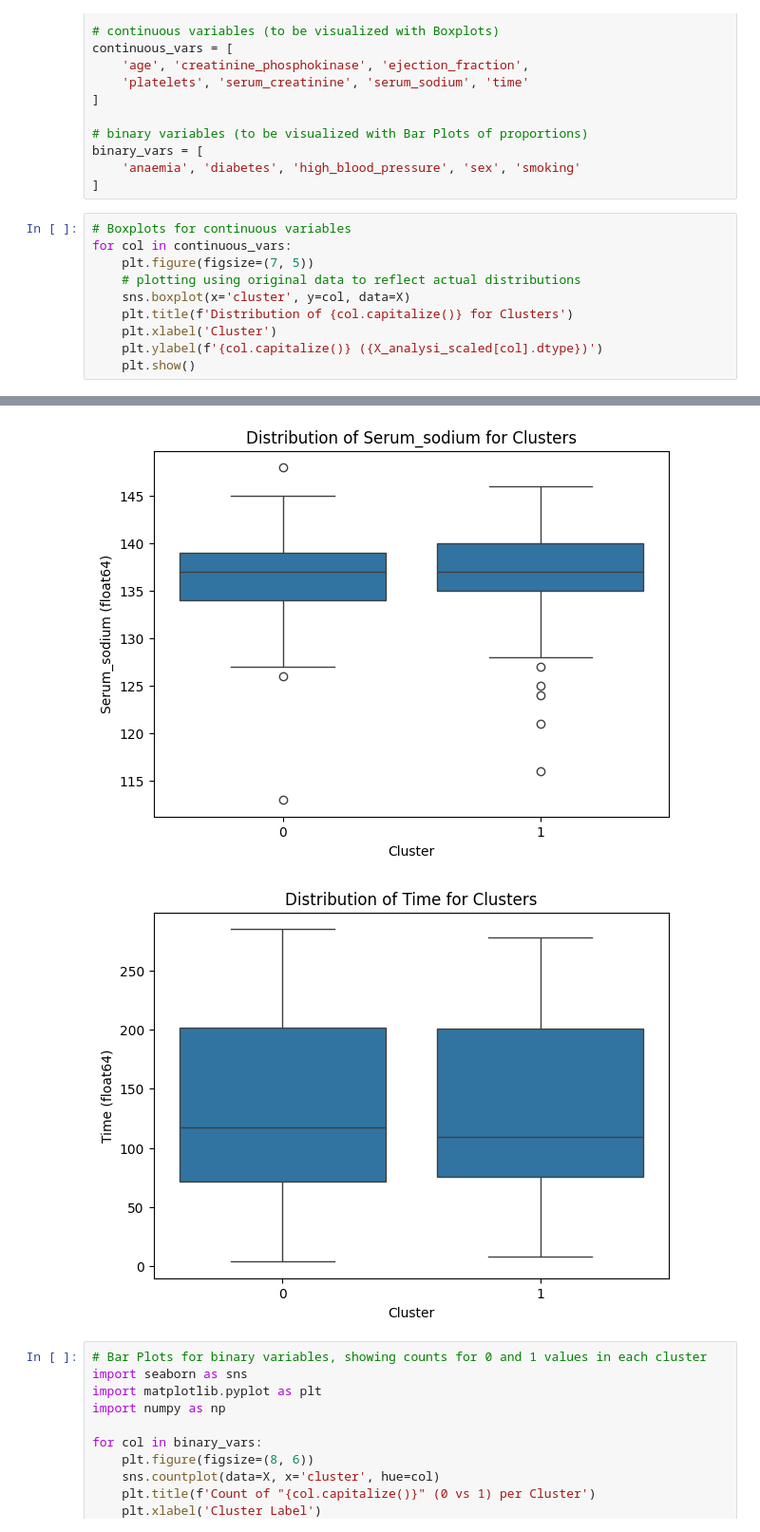
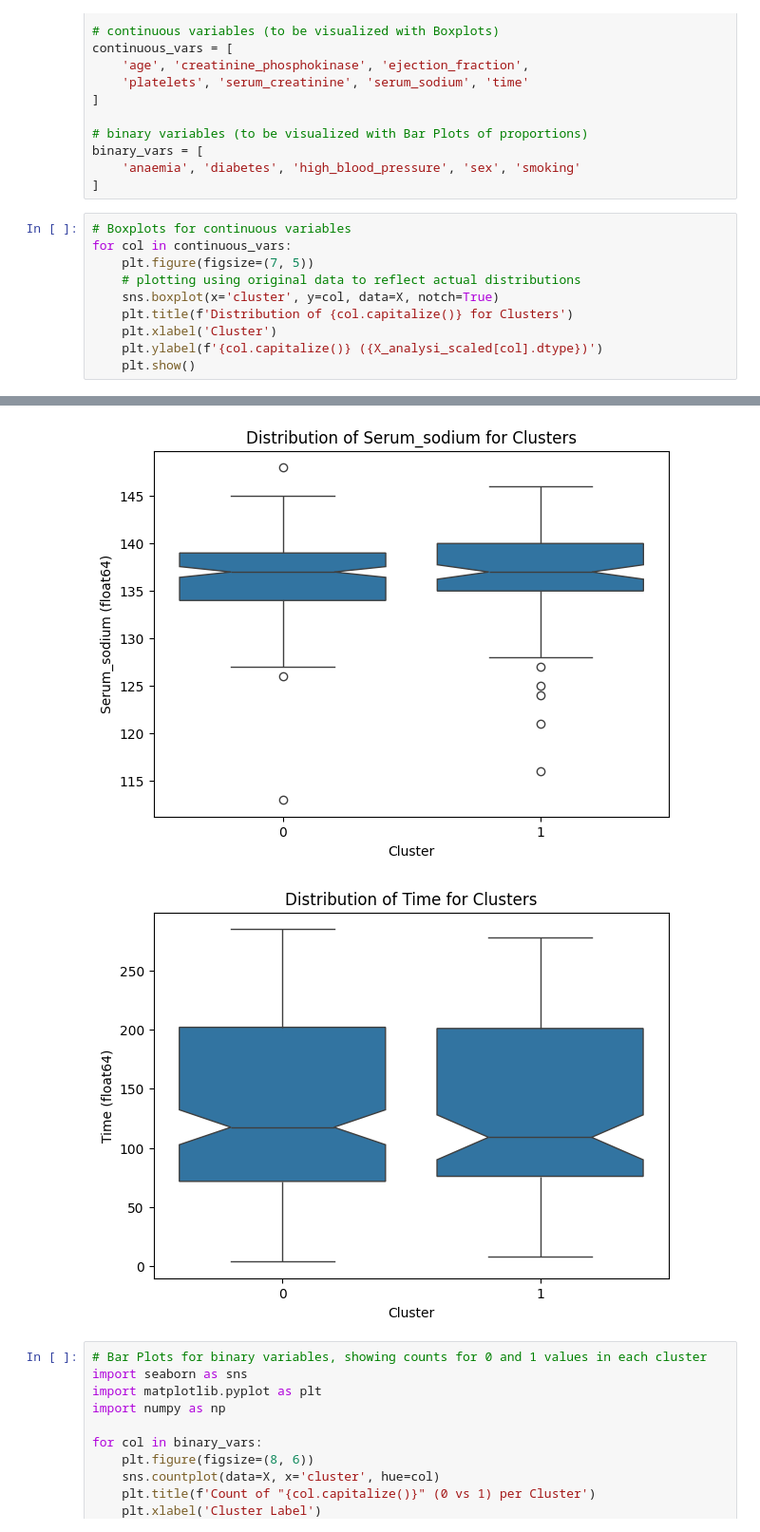
Before and after one commit to haricalzi/Scientific-visualization, a Jupyter notebook: Project1_Clustering/heart_failure_clustering.ipynb, the cells around one changed output, grey strips where cells are left out. Shown at 95% size. Saved outputs shown, nothing was run; the diff lists cells and outputs as text.

```diff
--- a/Project1_Clustering/heart_failure_clustering.ipynb
+++ b/Project1_Clustering/heart_failure_clustering.ipynb
@@ -331,7 +331,7 @@ binary_vars = [
 for col in continuous_vars:
     plt.figure(figsize=(7, 5))
     # plotting using original data to reflect actual distributions
-    sns.boxplot(x='cluster', y=col, data=X)
+    sns.boxplot(x='cluster', y=col, data=X, notch=True)
     plt.title(f'Distribution of {col.capitalize()} for Clusters')
     plt.xlabel('Cluster')
     plt.ylabel(f'{col.capitalize()} ({X_analysi_scaled[col].dtype})')
@@ -345,5 +345,5 @@ for col in continuous_vars:
-[figure, old version]
+[figure, new version]
-[figure, old version]
+[figure, new version]
 # %%
 # Bar Plots for binary variables, showing counts for 0 and 1 values in each cluster
 import seaborn as sns
```
Also changed, not shown: parts of 2 cells of this notebook.
